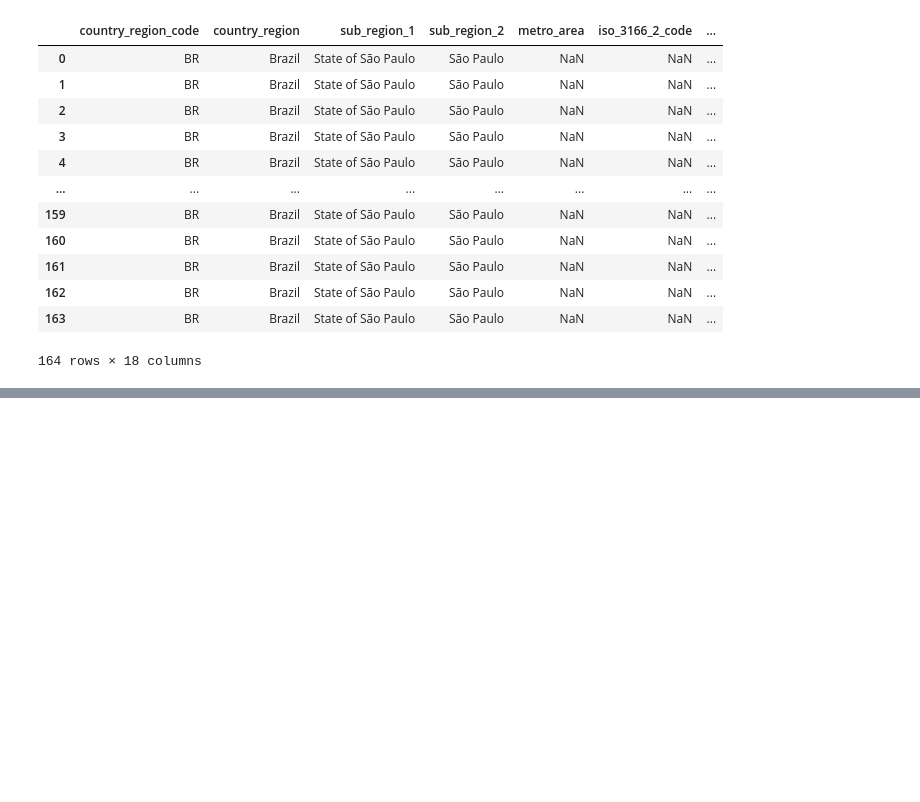
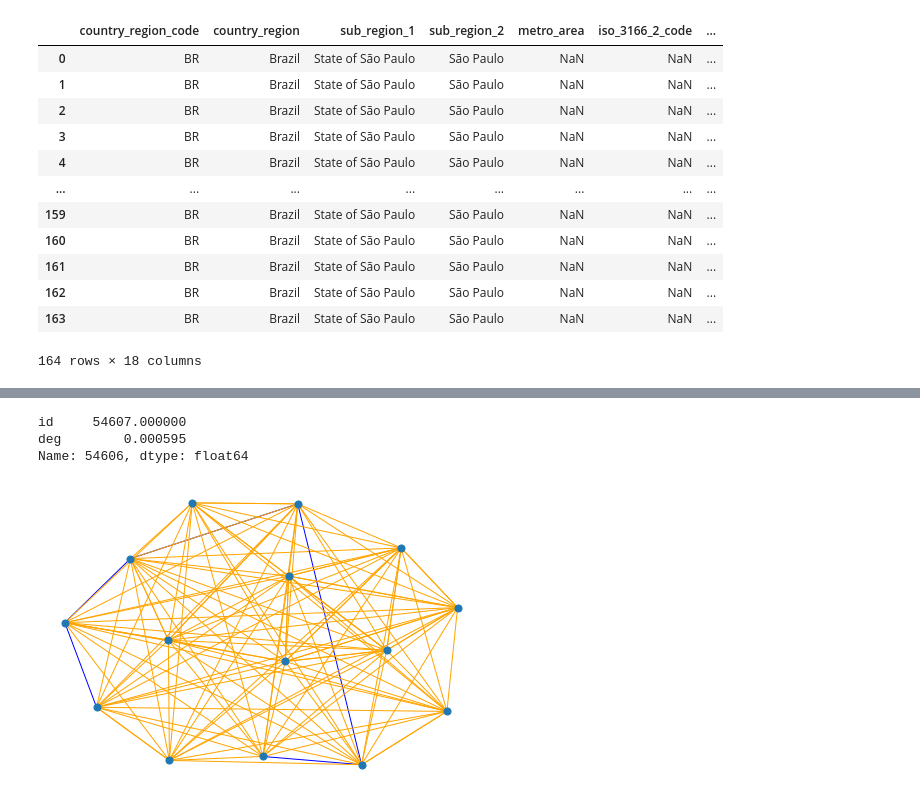
Before and after one commit to yambanis/CovidMDP, a Jupyter notebook: notebooks/Historical data comparative.ipynb, the cells around one changed output, grey strips where cells are left out. Drawn from its saved outputs; the diff is of its cells as text; code cells hidden in the pictures; blank space fills up the shorter version.

```diff
--- a/notebooks/Historical data comparative.ipynb
+++ b/notebooks/Historical data comparative.ipynb
@@ -298,0 +294,24 @@ make_beds_graph(df_mean, df_std, len(df_mean)*['Unrestricted'], 1, 'SRAG_Real_Da
+# %%
+deg_cent = pd.DataFrame(nx.degree_centrality(simp.G).items(), columns=['id', 'deg'])\
+            .sort_values('deg')
+deg_cent.iloc[int(len(deg_cent)/2)]
+# %% [output]
+id     54607.000000
+deg        0.000595
+Name: 54606, dtype: float64
+# %%
+ego = np.random.choice(list(simp.G.nodes))
+ego_graph = nx.ego_graph(simp.G, ego)
+
+
+color_dict = {(x,y): ('red' if v['edge_type']=='home' else
+                  'blue' if v['edge_type']=='work' else
+                  'green' if v['edge_type']=='school' else
+                  'orange' if v['edge_type']=='neighbor' else
+                  'gray') for (x,y,v) in ego_graph.edges(data=True)}
+
+node_color = []
+
+nx.draw(ego_graph, edge_color=list(color_dict.values()), node_size=50)
+# %% [output]
+[figure, added]
```
Also changed, not shown: parts of 7 cells of this notebook, 3 other files.
